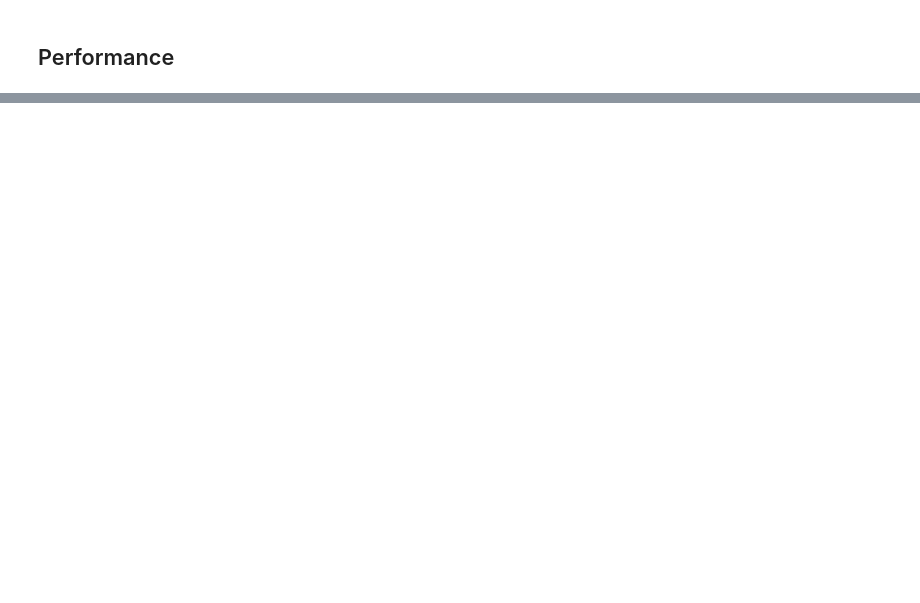
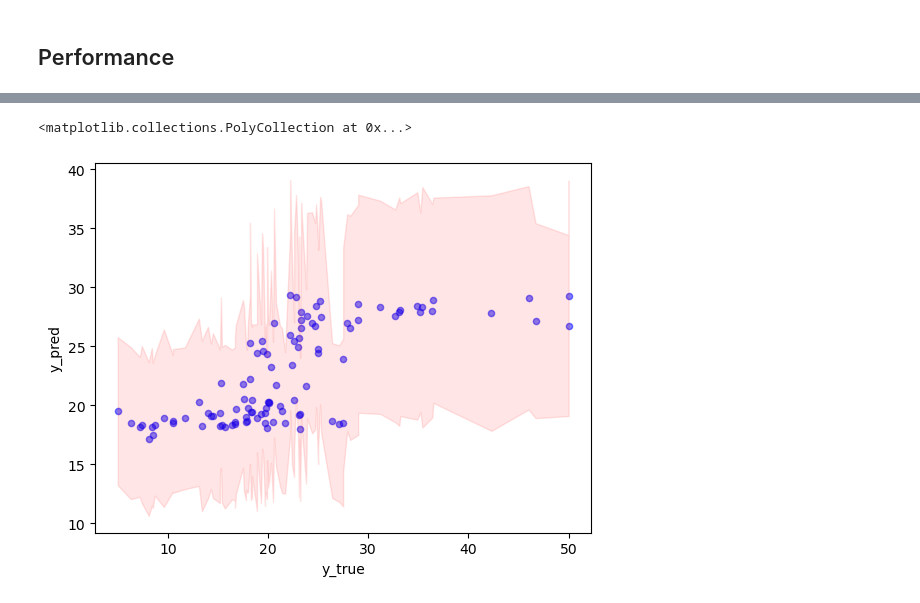
Before and after one commit to oneoffcoder/books, a Jupyter notebook: sphinx/keras/source/boston-housing-pbnn.ipynb, the cells around one changed output, grey strips where cells are left out. Drawn from its saved outputs; the diff is of its cells as text; code cells hidden in the pictures; blank space fills up the shorter version.

```diff
--- a/sphinx/keras/source/boston-housing-pbnn.ipynb
+++ b/sphinx/keras/source/boston-housing-pbnn.ipynb
@@ -281,0 +313,18 @@ y_df.plot(kind='scatter', x='y_true', y='y_pred')
+# %%
+y_df = pd.DataFrame({
+    'y_true': Y_true.reshape(1, -1)[0],
+    'y_pred': Y_pred_m.reshape(1, -1)[0],
+    'y_std': Y_pred_s.reshape(1, -1)[0]
+    }) \
+    .assign(
+        y_lower=lambda d: d['y_pred'] - d['y_std'],
+        y_upper=lambda d: d['y_pred'] + d['y_std']
+    ) \
+    .sort_values(['y_true', 'y_pred', 'y_std']) \
+    .reset_index(drop=True)
+# %%
+ax = y_df.plot(kind='scatter', x='y_true', y='y_pred', color='blue', alpha=0.5)
+ax.fill_between(y_df['y_true'], y_df['y_lower'], y_df['y_upper'], color='red', alpha=0.1)
+# %% [output]
+<matplotlib.collections.PolyCollection at 0x...>
+[figure, added]
```
Also changed, not shown: parts of 9 cells of this notebook.
